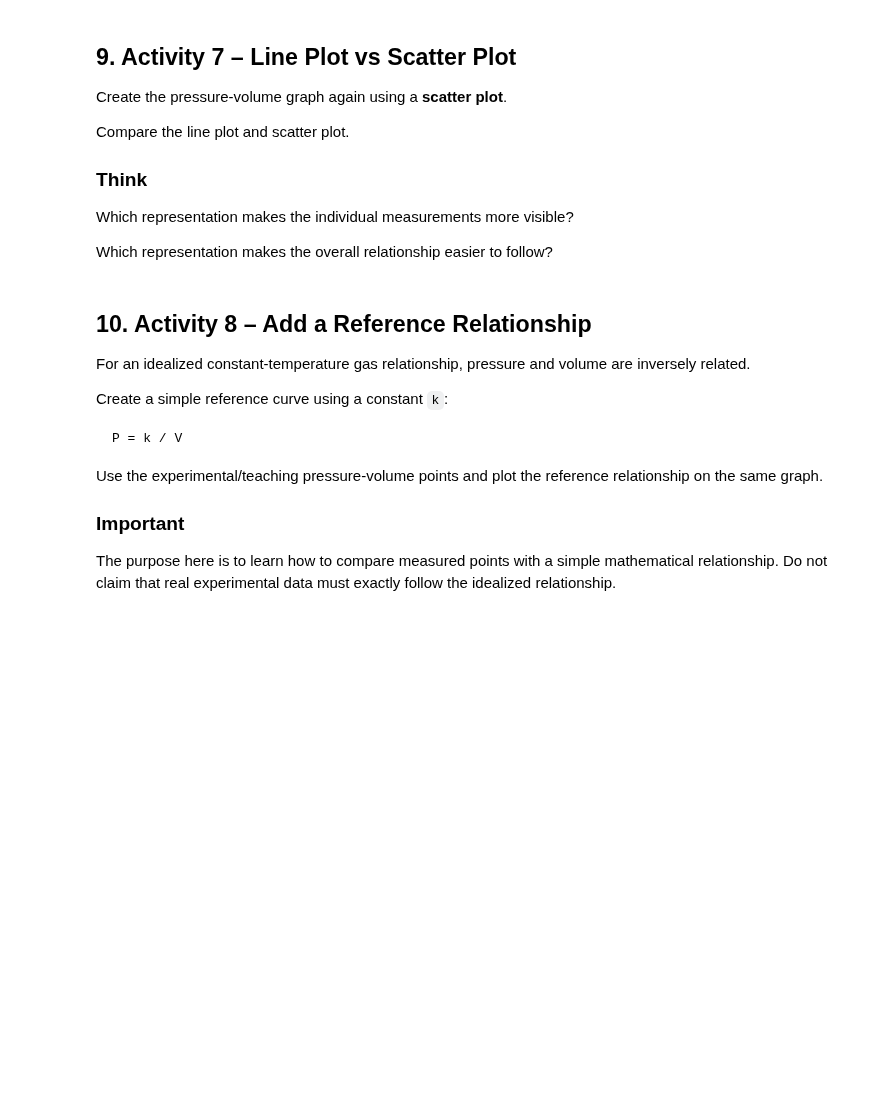
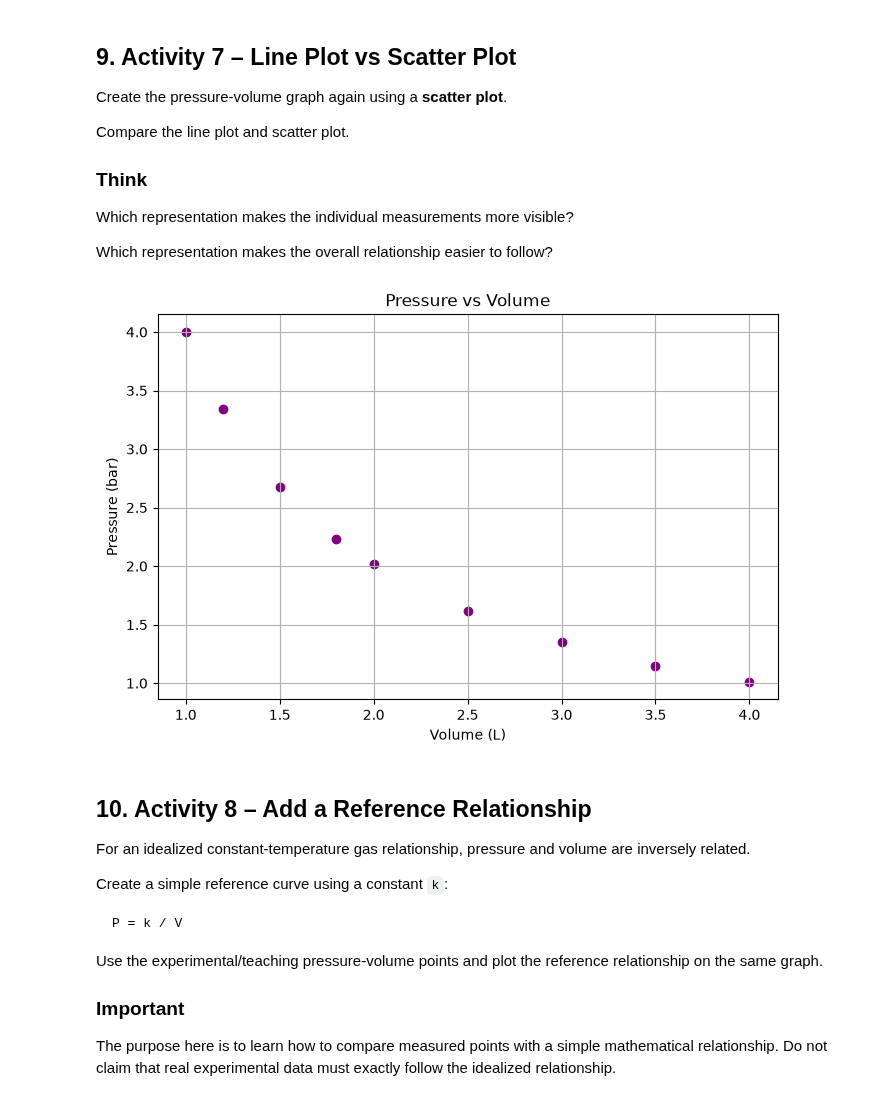
Before and after one commit to swayamg9518/CP_Practical, a Jupyter notebook: Practical_10_Data_Visualization_Reaction_Kinetics_Pressure_Volume.ipynb, the cells around one changed output. Cells and saved outputs as stored; diff of their text form; code cells hidden in the pictures; blank space fills up the shorter version.

```diff
--- a/Practical_10_Data_Visualization_Reaction_Kinetics_Pressure_Volume.ipynb
+++ b/Practical_10_Data_Visualization_Reaction_Kinetics_Pressure_Volume.ipynb
@@ -233,3 +321,15 @@ Which representation makes the overall relationship easier to follow?
+# %%
+# Activity 7
+# Create a scatter plot for the pressure-volume measurements.
+plt.figure(figsize=(8, 5))
+plt.scatter(pv_df['Volume_L'], pv_df['Pressure_bar'], marker='o', color='purple')
+plt.title('Pressure vs Volume')
+plt.xlabel('Volume (L)')
+plt.ylabel('Pressure (bar)')
+plt.grid()
+plt.savefig('pressure_volume_scatter_plot.png')
+# %% [output]
+[figure, added]
 # %% [markdown]
 ## 10. Activity 8 – Add a Reference Relationship
 
```
Also changed, not shown: parts of 19 cells of this notebook, 7 other files.
